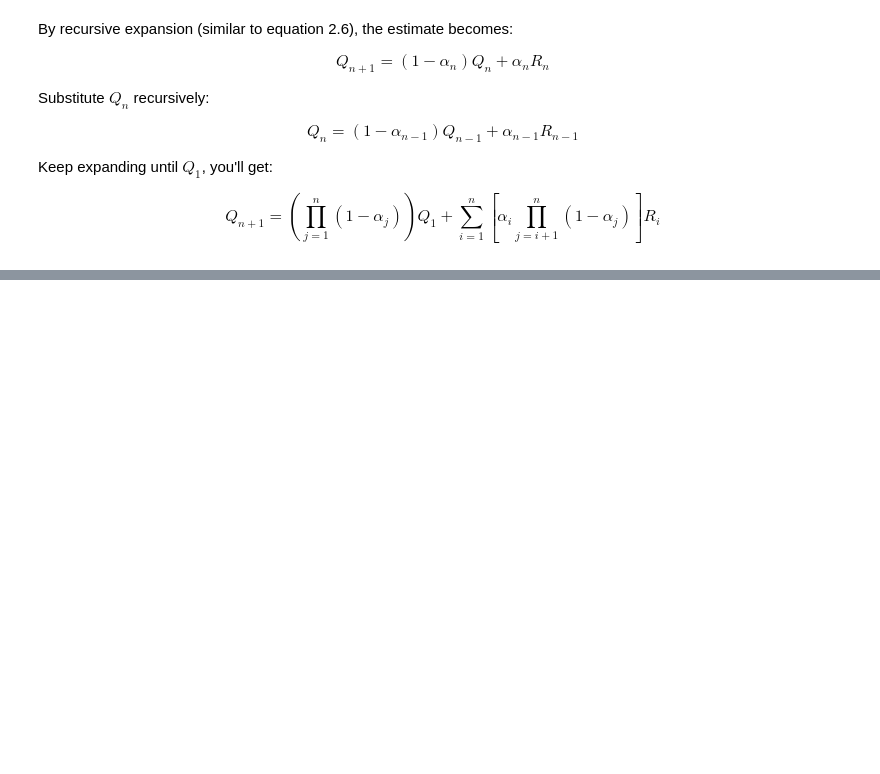
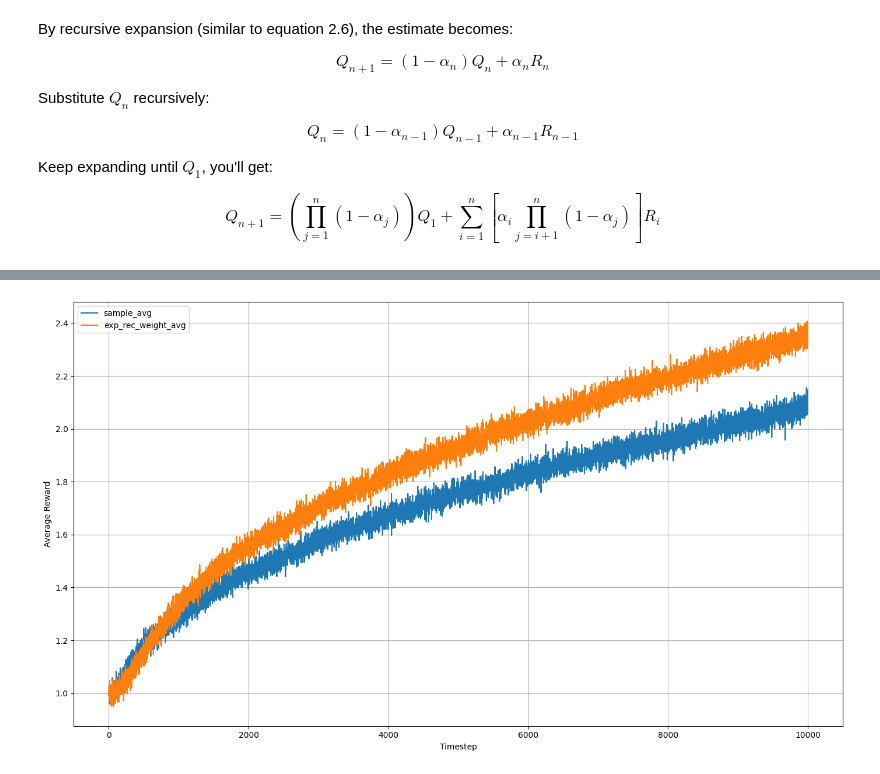
Before and after one commit to gangadharnitw/Reinforcement-Learning, a Jupyter notebook: RL01_K_Armed_Bandit_Problem.ipynb, the cells around one changed output, grey strips where cells are left out. Cells and saved outputs as stored; diff of their text form; code cells hidden in the pictures; blank space fills up the shorter version.

```diff
--- a/RL01_K_Armed_Bandit_Problem.ipynb
+++ b/RL01_K_Armed_Bandit_Problem.ipynb
@@ -427,0 +492,3 @@ $$
+# %%
+sample_avg_method_rewards,a = run_multiple_simulations_v2(epsilon=0.1, timesteps=10000, num_simulations=2000, const_step_size=0)
+exp_recency_weighted_avg_method_rewards,a = run_multiple_simulations_v2(epsilon=0.1, timesteps=10000, num_simulations=2000, const_step_size=1)
@@ -427,0 +513,13 @@ $$
+# %%
+plt.figure(figsize=(14, 8))
+plt.plot(sample_avg_method_rewards, label='sample_avg')
+plt.plot(exp_recency_weighted_avg_method_rewards, label='exp_rec_weight_avg')
+
+plt.xlabel('Timestep')
+plt.ylabel('Average Reward')
+plt.tight_layout()
+plt.grid()
+plt.legend()
+plt.show()
+# %% [output]
+[figure, added]
```
Also changed, not shown: parts of 4 cells of this notebook.
